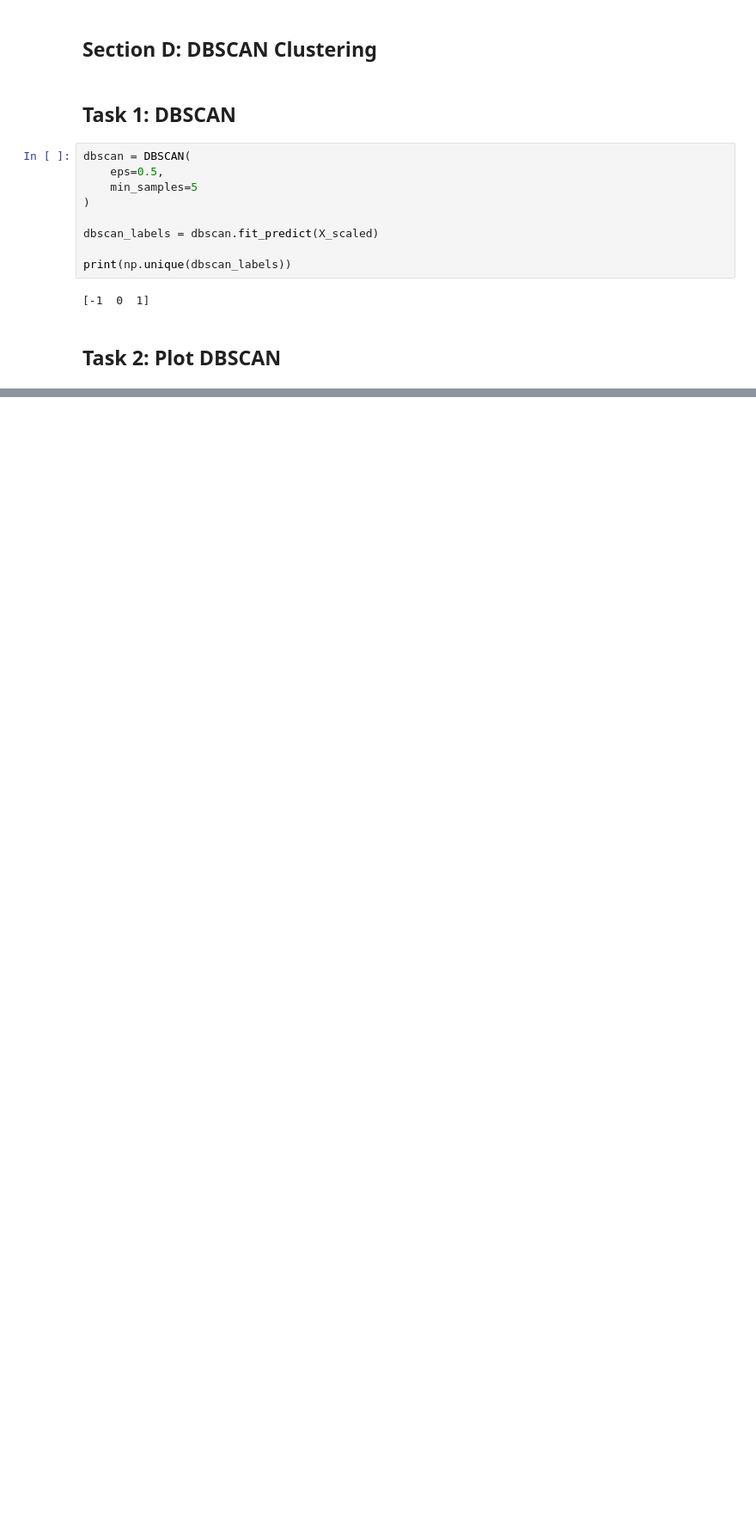
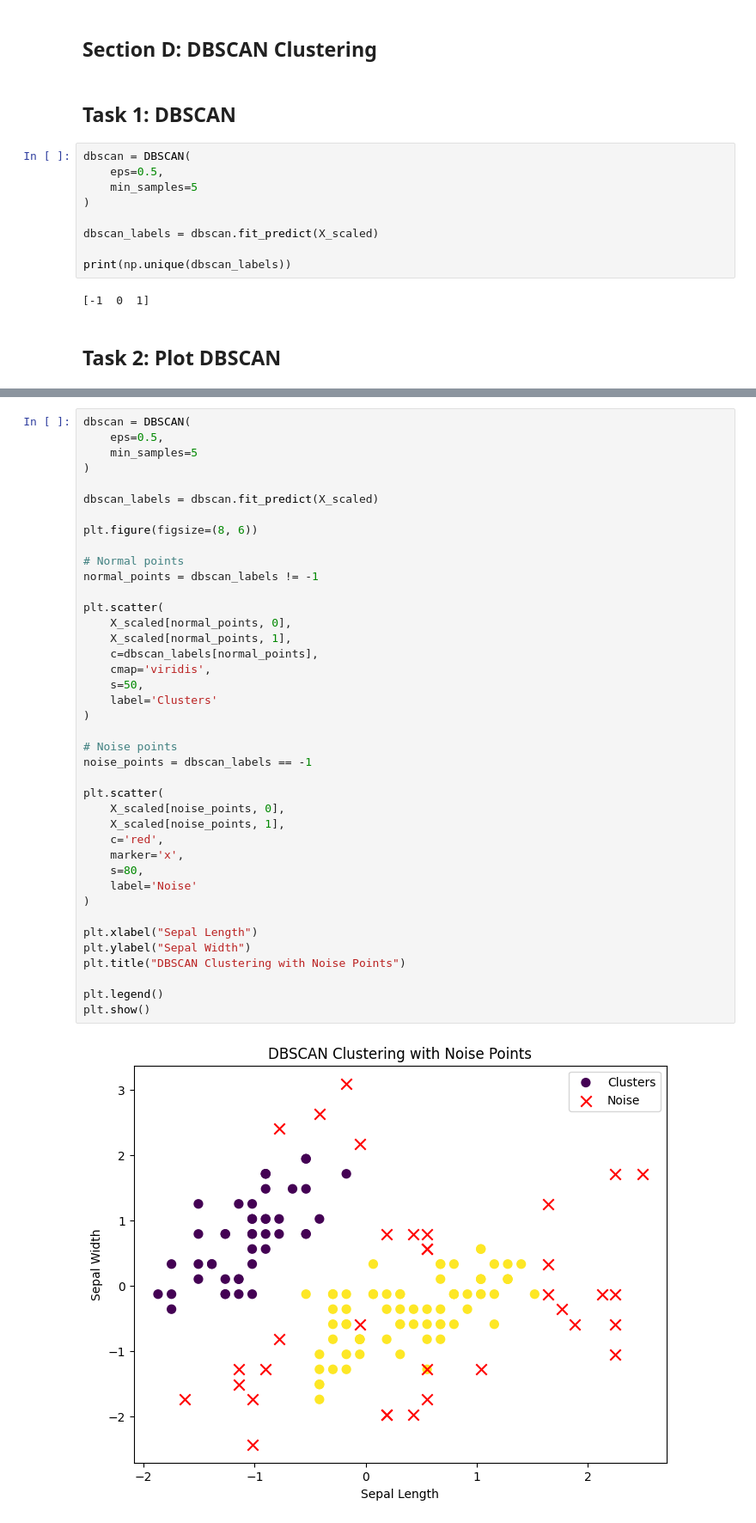
Before and after one commit to mdzubayereashraf/Ostad-AI-Engineering-Course-Assignments, a Jupyter notebook: Assignmen_No_12(Clustering_&_Dimensionality_Reduction).ipynb, the cells around one changed output, grey strips where cells are left out. Shown at 86% size. Saved outputs shown, nothing was run; the diff lists cells and outputs as text; blank space fills up the shorter version.

```diff
--- a/Assignmen_No_12(Clustering_&_Dimensionality_Reduction).ipynb
+++ b/Assignmen_No_12(Clustering_&_Dimensionality_Reduction).ipynb
@@ -377,0 +433,42 @@ print(np.unique(dbscan_labels))
+# %%
+dbscan = DBSCAN(
+    eps=0.5,
+    min_samples=5
+)
+
+dbscan_labels = dbscan.fit_predict(X_scaled)
+
+plt.figure(figsize=(8, 6))
+
+# Normal points
+normal_points = dbscan_labels != -1
+
+plt.scatter(
+    X_scaled[normal_points, 0],
+    X_scaled[normal_points, 1],
+    c=dbscan_labels[normal_points],
+    cmap='viridis',
+    s=50,
+    label='Clusters'
+)
+
+# Noise points
+noise_points = dbscan_labels == -1
+
+plt.scatter(
+    X_scaled[noise_points, 0],
+    X_scaled[noise_points, 1],
+    c='red',
+    marker='x',
+    s=80,
+    label='Noise'
+)
+
+plt.xlabel("Sepal Length")
+plt.ylabel("Sepal Width")
+plt.title("DBSCAN Clustering with Noise Points")
+
+plt.legend()
+plt.show()
+# %% [output]
+[figure, added]
```
Also changed, not shown: parts of 6 cells of this notebook.
